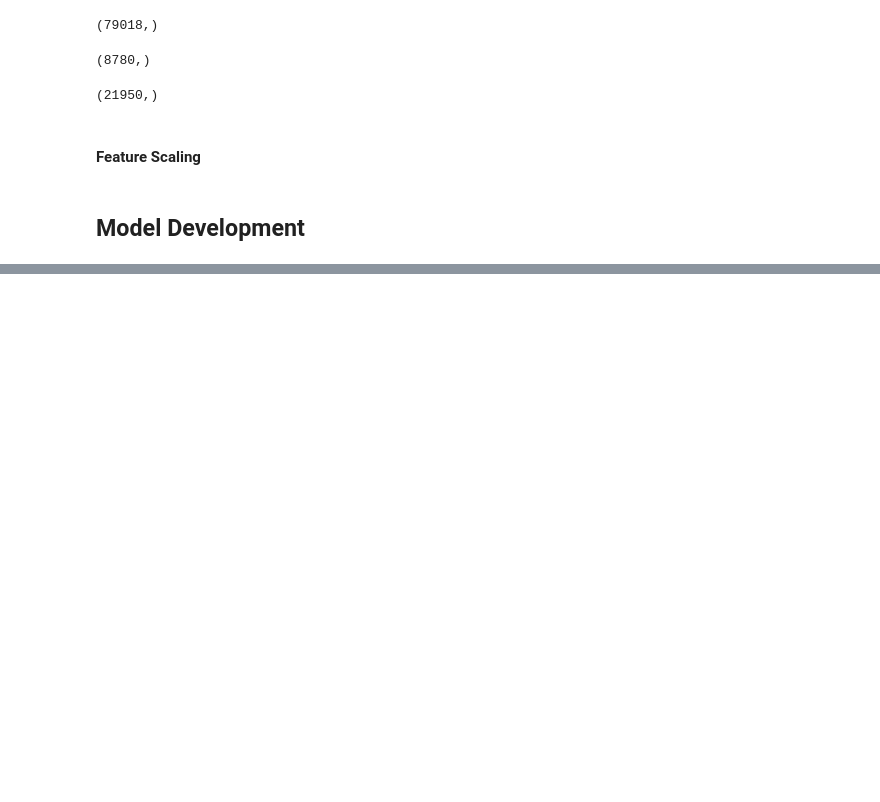
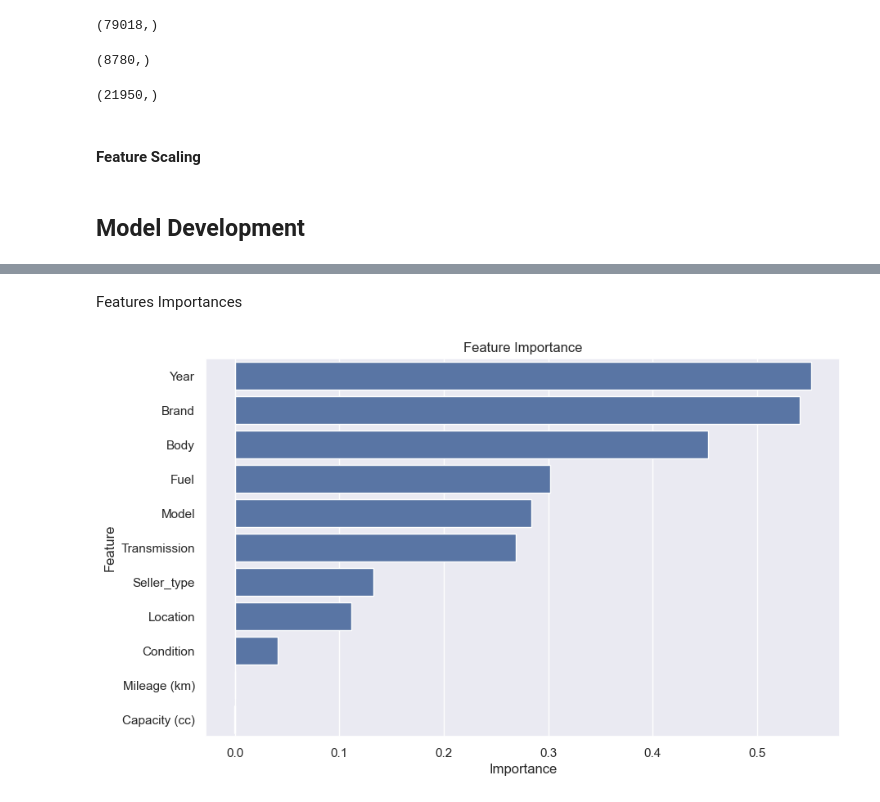
Before and after one commit to toobask/introtoAI1, a Jupyter notebook: notebook/IntroToAI_701_CourseWork_Amua_et_Tooba.ipynb, the cells around one changed output, grey strips where cells are left out. Cells and saved outputs as stored; diff of their text form; code cells hidden in the pictures; blank space fills up the shorter version.

```diff
--- a/notebook/IntroToAI_701_CourseWork_Amua_et_Tooba.ipynb
+++ b/notebook/IntroToAI_701_CourseWork_Amua_et_Tooba.ipynb
@@ -1135,0 +1451,5 @@ X_test = scaler.transform(X_test)
+# %%
+#model two tuning
+#train model2 using best parameters from grid search
+model2_Tuned = KNeighborsRegressor(n_neighbors=10, weights="distance", metric="manhattan")
+model2_Tuned.fit(X_train, y_train)
@@ -1135,0 +1520,22 @@ X_test = scaler.transform(X_test)
+# %% [markdown]
+Features Importances
+# %%
+#get features importance for model two
+#calculate permutation importance
+perm_importance = permutation_importance(model2_Tuned, X_test, y_test, n_repeats=10, random_state=36)
+
+#get features importance
+feature_importance2 = pd.DataFrame({"Feature": X.columns, "Importance": perm_importance.importances_mean})
+
+#sort features in order of importance
+feature_importance2 = feature_importance2.sort_values(by="Importance", ascending=False)
+
+#plot features importance
+plt.figure(figsize=(10, 6))
+sns.barplot(x="Importance", y="Feature", data=feature_importance2)
+plt.title("Feature Importance")
+plt.xlabel("Importance")
+plt.ylabel("Feature")
+plt.show()
+# %% [output]
+[figure, added]
```
Also changed, not shown: parts of 39 cells of this notebook.
